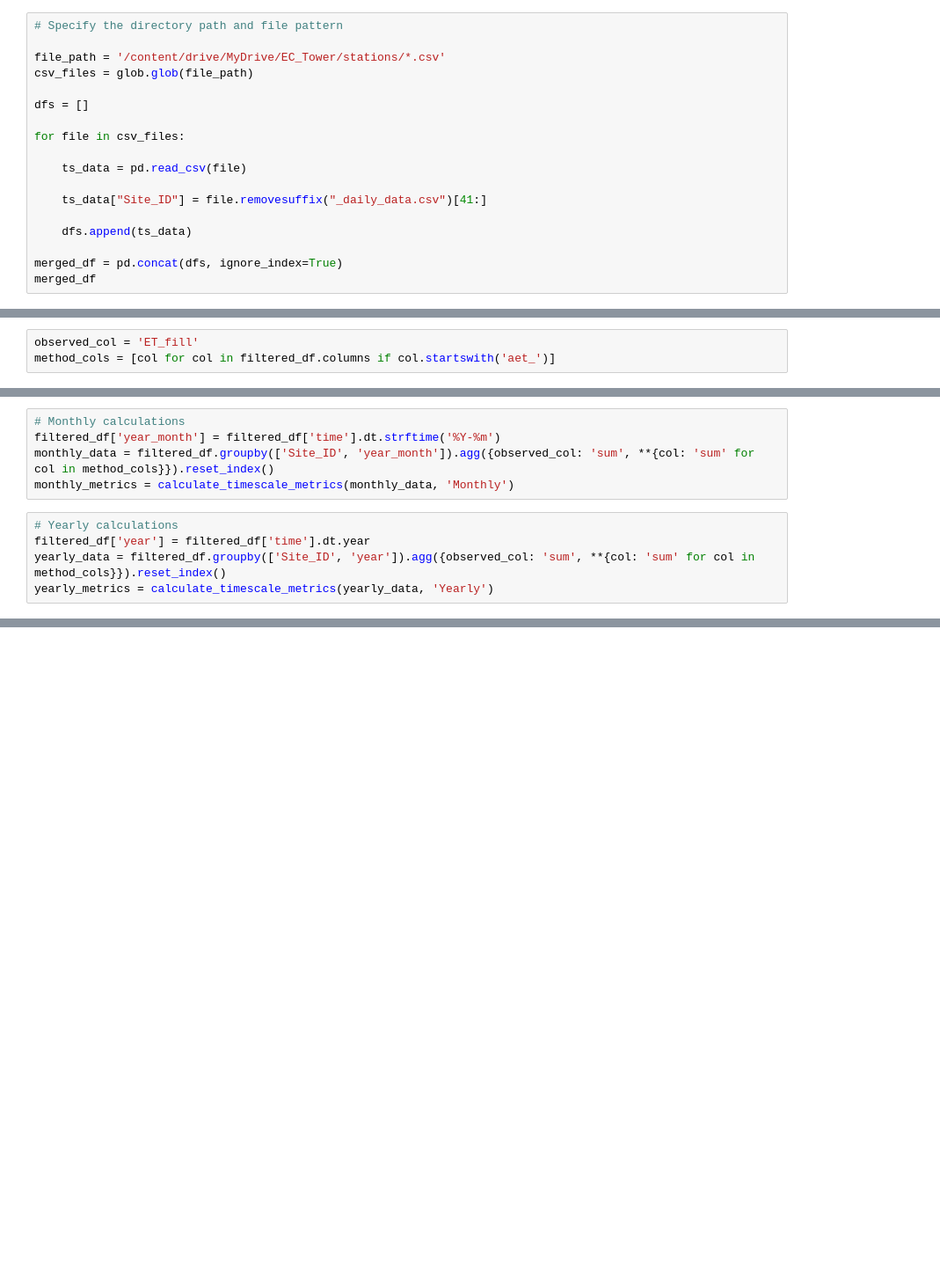
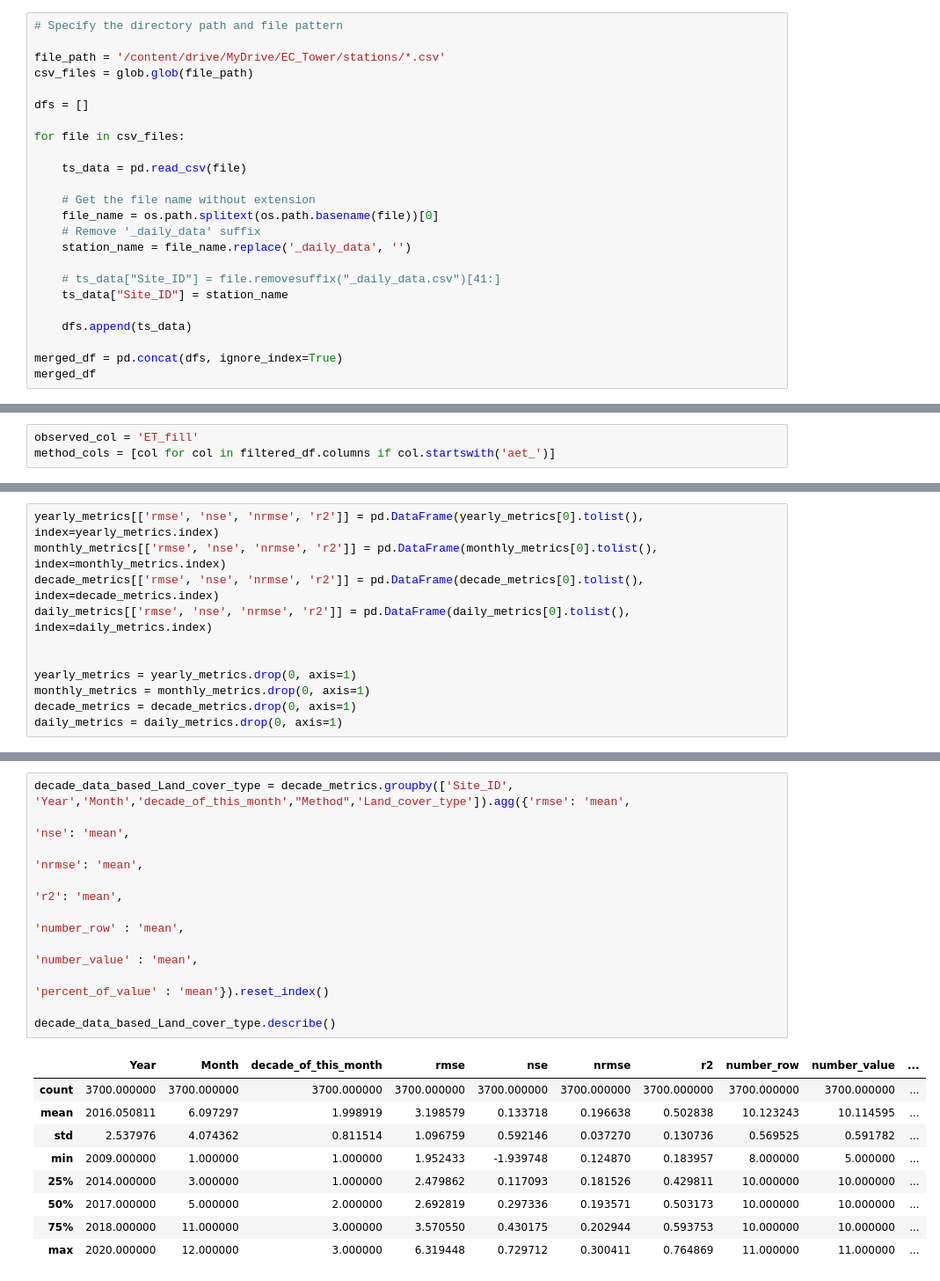
Before and after one commit to mahdi98mnm/download_PRISM_data, a Jupyter notebook: PRISM_tmin_stable_4kmD2_20160612_nc/calculate_ETo.ipynb, the cells around one changed output, grey strips where cells are left out. Shown at 88% size. Drawn from its saved outputs; the diff is of its cells as text; blank space fills up the shorter version.

Commit message:
groupby land cover

```diff
--- a/PRISM_tmin_stable_4kmD2_20160612_nc/calculate_ETo.ipynb
+++ b/PRISM_tmin_stable_4kmD2_20160612_nc/calculate_ETo.ipynb
@@ -294,7 +313,13 @@ for file in csv_files:
 
     ts_data = pd.read_csv(file)
 
-    ts_data["Site_ID"] = file.removesuffix("_daily_data.csv")[41:]
+    # Get the file name without extension
+    file_name = os.path.splitext(os.path.basename(file))[0]
+    # Remove '_daily_data' suffix
+    station_name = file_name.replace('_daily_data', '')
+
+    # ts_data["Site_ID"] = file.removesuffix("_daily_data.csv")[41:]
+    ts_data["Site_ID"] = station_name
 
     dfs.append(ts_data)
 
@@ -433,10 +498,0 @@ daily_metrics = calculate_timescale_metrics(filtered_df, 'Daily')
-# %%
-# Monthly calculations
-filtered_df['year_month'] = filtered_df['time'].dt.strftime('%Y-%m')
-monthly_data = filtered_df.groupby(['Site_ID', 'year_month']).agg({observed_col: 'sum', **{col: 'sum' for col in method_cols}}).reset_index()
-monthly_metrics = calculate_timescale_metrics(monthly_data, 'Monthly')
-# %%
-# Yearly calculations
-filtered_df['year'] = filtered_df['time'].dt.year
-yearly_data = filtered_df.groupby(['Site_ID', 'year']).agg({observed_col: 'sum', **{col: 'sum' for col in method_cols}}).reset_index()
-yearly_metrics = calculate_timescale_metrics(yearly_data, 'Yearly')
@@ -510,0 +595,11 @@ all_metrics_wide
+# %%
+yearly_metrics[['rmse', 'nse', 'nrmse', 'r2']] = pd.DataFrame(yearly_metrics[0].tolist(), index=yearly_metrics.index)
+monthly_metrics[['rmse', 'nse', 'nrmse', 'r2']] = pd.DataFrame(monthly_metrics[0].tolist(), index=monthly_metrics.index)
+decade_metrics[['rmse', 'nse', 'nrmse', 'r2']] = pd.DataFrame(decade_metrics[0].tolist(), index=decade_metrics.index)
+daily_metrics[['rmse', 'nse', 'nrmse', 'r2']] = pd.DataFrame(daily_metrics[0].tolist(), index=daily_metrics.index)
+
+
+yearly_metrics = yearly_metrics.drop(0, axis=1)
+monthly_metrics = monthly_metrics.drop(0, axis=1)
+decade_metrics = decade_metrics.drop(0, axis=1)
+daily_metrics = daily_metrics.drop(0, axis=1)
@@ -510,0 +649,20 @@ all_metrics_wide
+# %%
+decade_data_based_Land_cover_type = decade_metrics.groupby(['Site_ID', 'Year','Month','decade_of_this_month',"Method",'Land_cover_type']).agg({'rmse': 'mean',
+                                                                                                                                                 'nse': 'mean',
+                                                                                                                                                 'nrmse': 'mean',
+                                                                                                                                                 'r2': 'mean',
+                                                                                                                                                 'number_row' : 'mean',
+                                                                                                                                                 'number_value' : 'mean',
+                                                                                                                                                 'percent_of_value' : 'mean'}).reset_index()
+
+decade_data_based_Land_cover_type.describe()
+# %% [output]
+|  | Year | Month | decade_of_this_month | rmse | nse | nrmse | r2 | number_row | number_value | ... |
+| count | 3700.000000 | 3700.000000 | 3700.000000 | 3700.000000 | 3700.000000 | 3700.000000 | 3700.000000 | 3700.000000 | 3700.000000 | ... |
+| mean | 2016.050811 | 6.097297 | 1.998919 | 3.198579 | 0.133718 | 0.196638 | 0.502838 | 10.123243 | 10.114595 | ... |
+| std | 2.537976 | 4.074362 | 0.811514 | 1.096759 | 0.592146 | 0.037270 | 0.130736 | 0.569525 | 0.591782 | ... |
+| min | 2009.000000 | 1.000000 | 1.000000 | 1.952433 | -1.939748 | 0.124870 | 0.183957 | 8.000000 | 5.000000 | ... |
+| 25% | 2014.000000 | 3.000000 | 1.000000 | 2.479862 | 0.117093 | 0.181526 | 0.429811 | 10.000000 | 10.000000 | ... |
+| 50% | 2017.000000 | 5.000000 | 2.000000 | 2.692819 | 0.297336 | 0.193571 | 0.503173 | 10.000000 | 10.000000 | ... |
+| 75% | 2018.000000 | 11.000000 | 3.000000 | 3.570550 | 0.430175 | 0.202944 | 0.593753 | 10.000000 | 10.000000 | ... |
+| max | 2020.000000 | 12.000000 | 3.000000 | 6.319448 | 0.729712 | 0.300411 | 0.764869 | 11.000000 | 11.000000 | ... |
```
Also changed, not shown: parts of 14 cells of this notebook.
